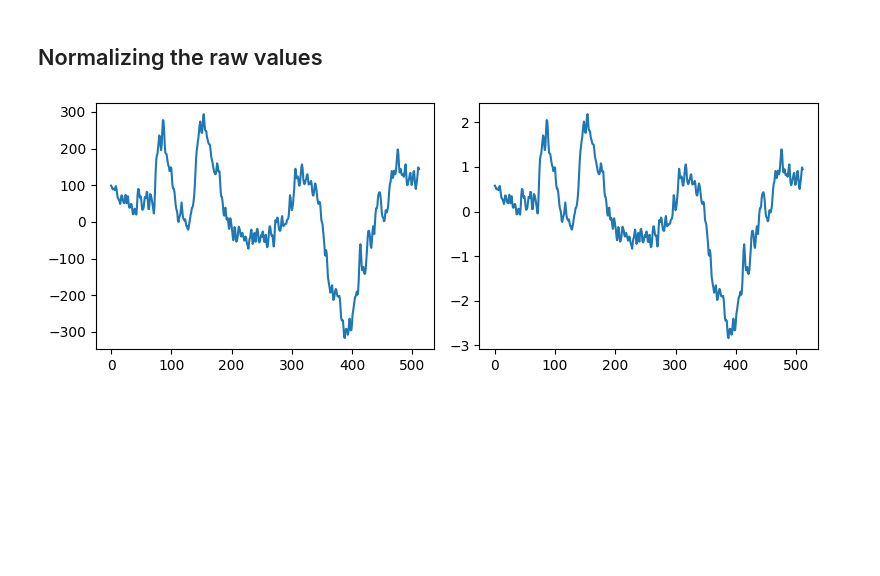
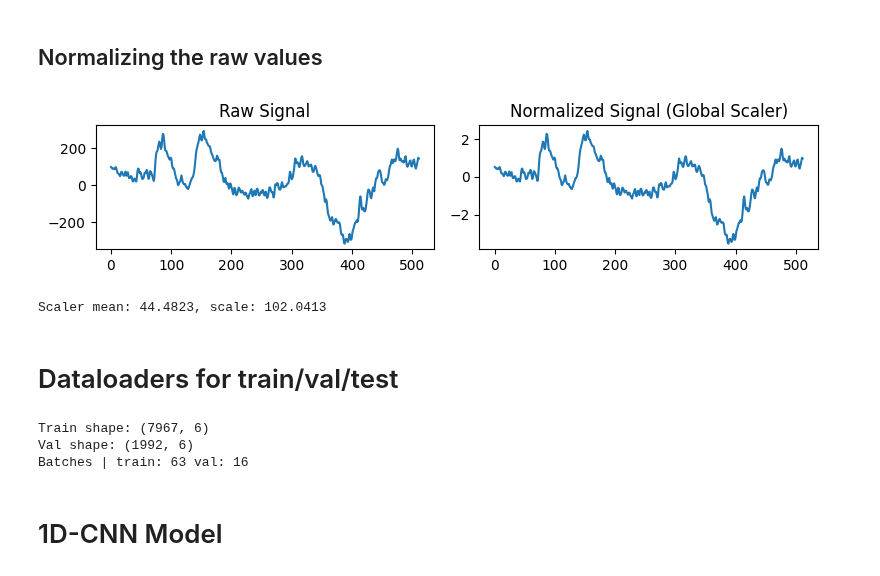
Before and after one commit to parhamkebria/EEG, a Jupyter notebook: training_monitor.ipynb, the cells around one changed output. Cells and saved outputs as stored; diff of their text form; code cells hidden in the pictures; blank space fills up the shorter version.

```diff
--- a/training_monitor.ipynb
+++ b/training_monitor.ipynb
@@ -271,12 +273,77 @@ Mean of normalized   : 0.0526    STD of normalized   : 0.0018
 # %% [markdown]
 ## Normalizing the raw values
 # %%
+# Fit scaler ONCE on all flattened data, then apply to each sample
+all_raw_values = np.concatenate([x for x in eeg_data['raw_values'] if x is not None])
 scaler = preprocessing.StandardScaler()
-eeg_data['normalized_raw_values'] = eeg_data['raw_values'].apply(lambda x: scaler.fit_transform(x.reshape(-1, 1)).flatten() if x is not None else None)
-fig, axs = plt.subplots(1,2, figsize=(8, 3))
+scaler.fit(all_raw_values.reshape(-1, 1))
+
+# Now transform each sample using the fitted scaler
+eeg_data['normalized_raw_values'] = eeg_data['raw_values'].apply(
+    lambda x: scaler.transform(x.reshape(-1, 1)).flatten() if x is not None else None
+)
+
+fig, axs = plt.subplots(1, 2, figsize=(8, 2))
 axs[0].plot(eeg_data['raw_values'][0], label='Raw Values')
 axs[1].plot(eeg_data['normalized_raw_values'][0], label='Normalized Raw Values')
+axs[0].set_title('Raw Signal')
+axs[1].set_title('Normalized Signal (Global Scaler)')
 plt.tight_layout()
 plt.show()
+
+print(f"Scaler mean: {scaler.mean_[0]:.4f}, scale: {scaler.scale_[0]:.4f}")
 # %% [output]
-[figure, old version]
+[figure, new version]
+Scaler mean: 44.4823, scale: 102.0413
+# %% [markdown]
+# Dataloaders for train/val/test
+# %%
+debug_size = DEBUG_SIZE if DEBUG else len(eeg_data)
+label_encoder = preprocessing.LabelEncoder().fit(eeg_data['label'][:debug_size])
+
+class EEGDataset(torch.utils.data.Dataset):
+    def __init__(self, data: pd.DataFrame, label_encoder: preprocessing.LabelEncoder, seq_len: int = 512):
+        self.data = data
+        self.label_encoder = label_encoder
+        self.seq_len = seq_len
+
+    def __len__(self):
+        return len(self.data)
+
+    def __getitem__(self, idx):
+        row = self.data.iloc[idx]
+        raw_values = row['normalized_raw_values']
+        if raw_values is None:
+            raw_values = np.zeros(self.seq_len, dtype=np.float32)
+        else:
+            raw_values = fix_len(raw_values, self.seq_len)
+
+        label = row['label']
+        label_id = self.label_encoder.transform([label])[0]
+
+        x = torch.tensor(raw_values, dtype=torch.float32).unsqueeze(0)  # Shape: (1, seq_len)
+        y = torch.tensor(label_id, dtype=torch.long)
+
+        return x, y
+
+train_data, val_data = model_selection.train_test_split(
+    eeg_data[:debug_size],
+    test_size=0.2,
+    stratify=eeg_data['label'][:debug_size],
+    random_state=42)
+print("Train shape:", train_data.shape)
+print("Val shape:", val_data.shape)
+
+train_ds = EEGDataset(train_data, label_encoder=label_encoder, seq_len=SEQ_LEN)
+val_ds = EEGDataset(val_data, label_encoder=label_encoder, seq_len=SEQ_LEN)
+
+train_loader = DataLoader(train_ds,batch_size=BATCH_SIZE,shuffle=True)
+val_loader = DataLoader(val_ds,batch_size=BATCH_SIZE,shuffle=False)
+
+print('Batches | train:', len(train_loader), 'val:', len(val_loader))
+# %% [output]
+Train shape: (7967, 6)
+Val shape: (1992, 6)
+Batches | train: 63 val: 16
+# %% [markdown]
+# 1D-CNN Model
```
Also changed, not shown: parts of 8 cells of this notebook.
